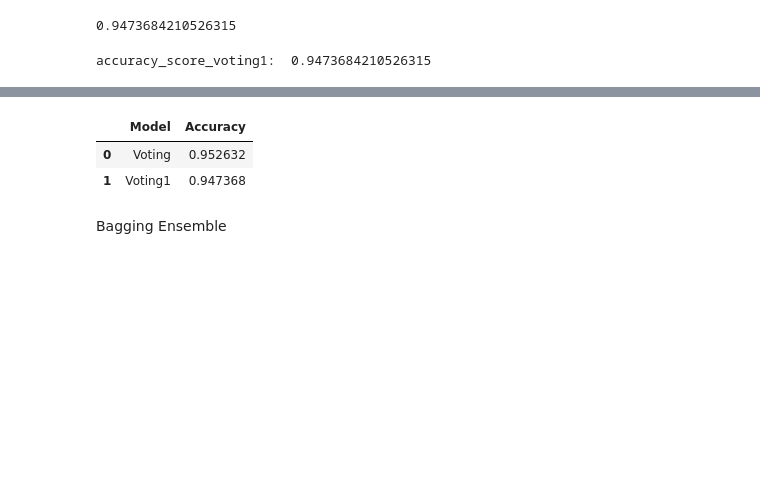
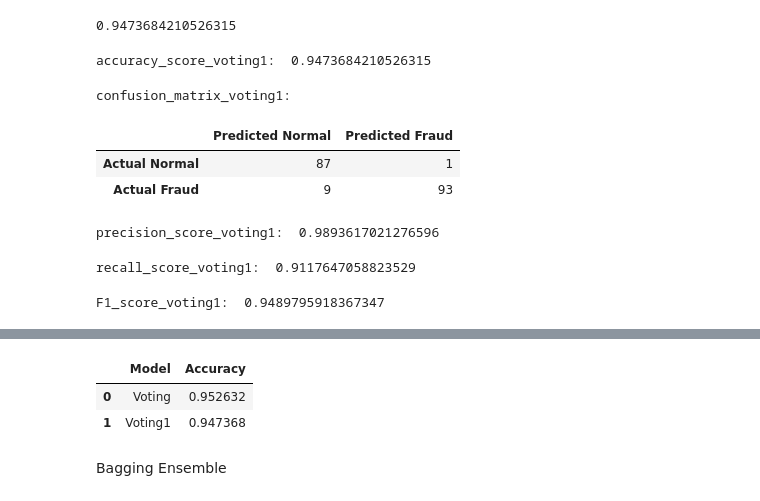
Before and after one commit to Rupesh-Mane/credit-card-fraud-detection, a Jupyter notebook: notebook/credit_card_fraud_detection.ipynb, the cells around one changed output, grey strips where cells are left out. Drawn from its saved outputs; the diff is of its cells as text; code cells hidden in the pictures; blank space fills up the shorter version.

```diff
--- a/notebook/credit_card_fraud_detection.ipynb
+++ b/notebook/credit_card_fraud_detection.ipynb
@@ -1274,3 +1307,23 @@ x_test_score_voting1
 print("accuracy_score_voting1: ",accuracy_score(y_test,y_pred_voting1))
 # %% [output]
 accuracy_score_voting1:  0.9473684210526315
+# %%
+print("confusion_matrix_voting1: ")
+pd.DataFrame(confusion_matrix(y_test,y_pred_voting1),columns=["Predicted Normal","Predicted Fraud"],index=["Actual Normal","Actual Fraud"])
+# %% [output]
+confusion_matrix_voting1:
+|  | Predicted Normal | Predicted Fraud |
+| Actual Normal | 87 | 1 |
+| Actual Fraud | 9 | 93 |
+# %%
+print("precision_score_voting1: ",precision_score(y_test,y_pred_voting1))
+# %% [output]
+precision_score_voting1:  0.9893617021276596
+# %%
+print("recall_score_voting1: ",recall_score(y_test,y_pred_voting1))
+# %% [output]
+recall_score_voting1:  0.9117647058823529
+# %%
+print("F1_score_voting1: ",f1_score(y_test,y_pred_voting1))
+# %% [output]
+F1_score_voting1:  0.9489795918367347
```
Also changed, not shown: parts of 12 cells of this notebook.
